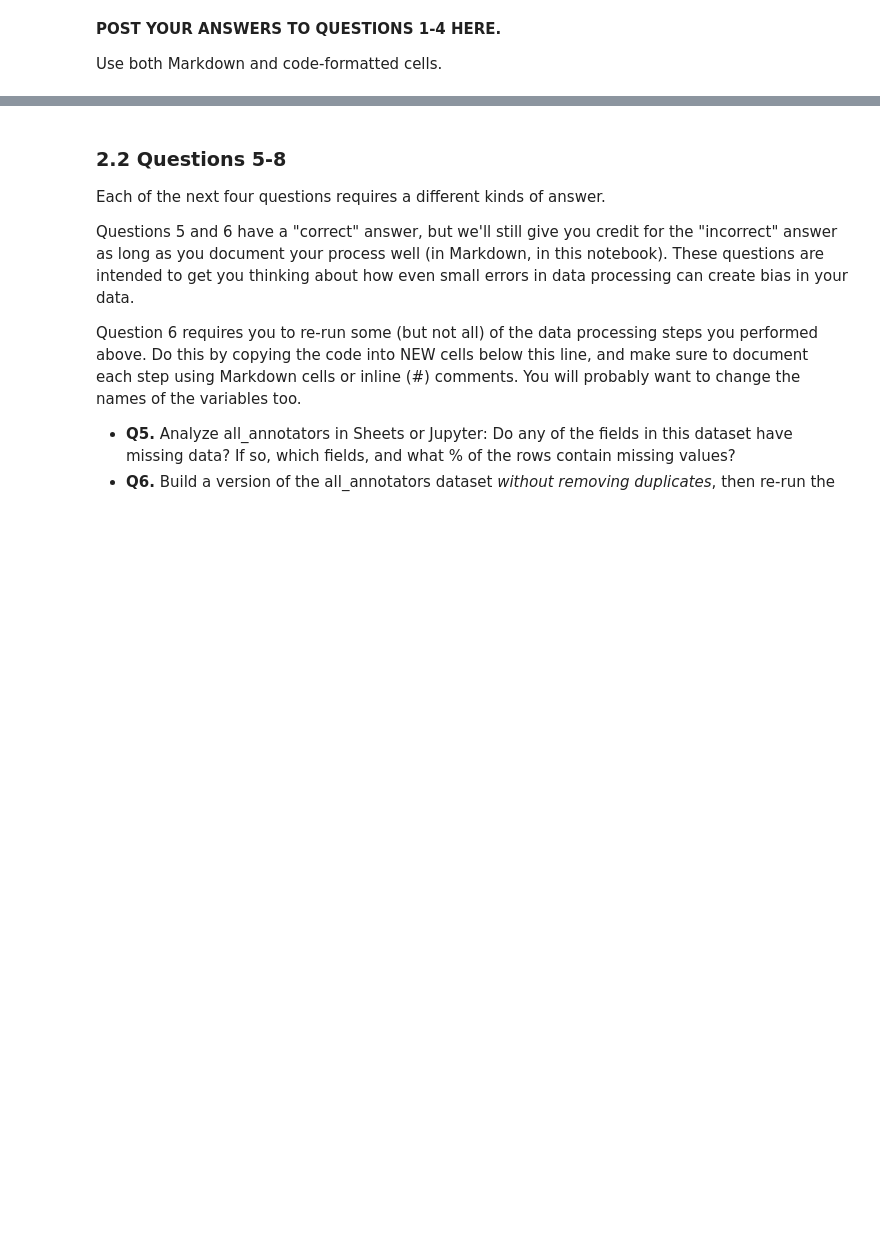
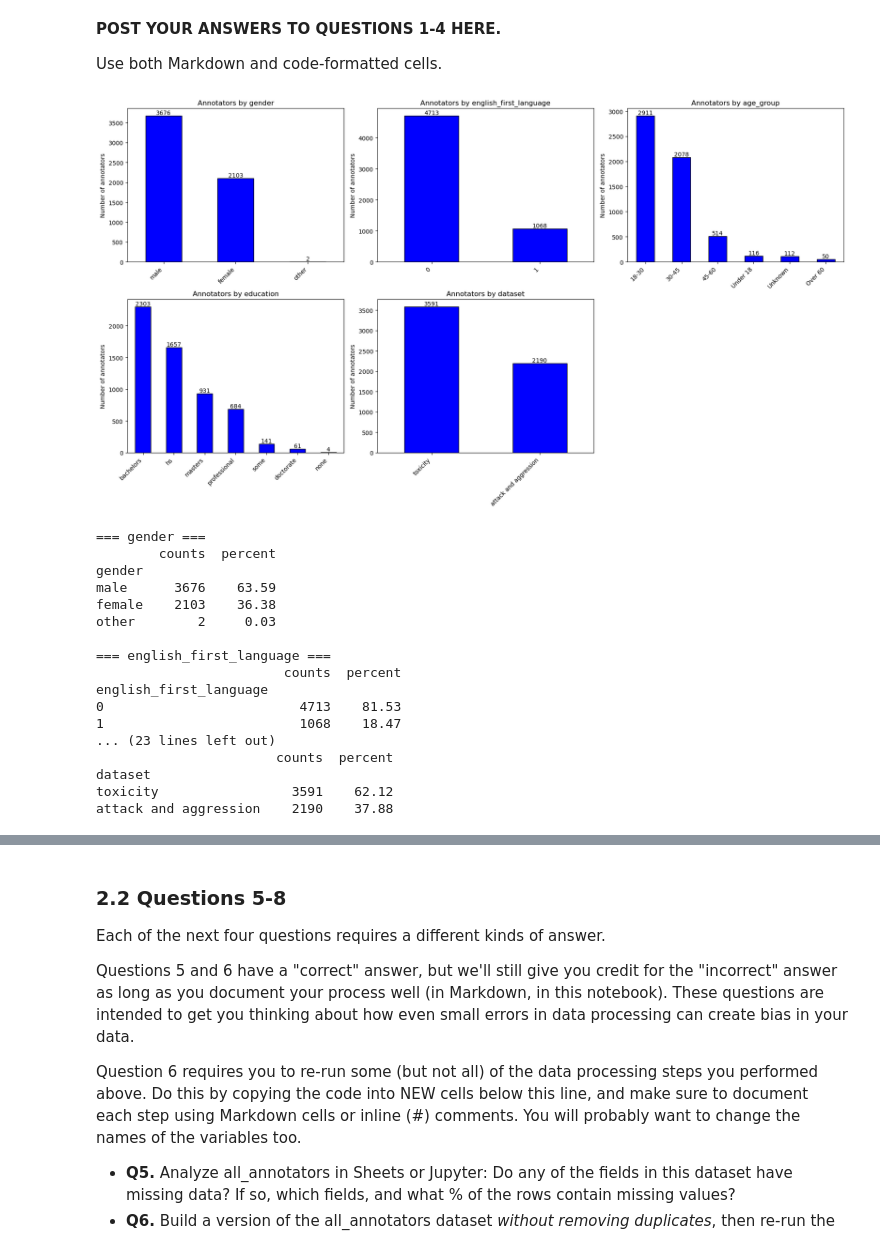
Before and after one commit to mashley04/hcde-410, a Jupyter notebook: A2/hcde410-a2.ipynb, the cells around one changed output, grey strips where cells are left out. Cells and saved outputs as stored; diff of their text form; code cells hidden in the pictures; blank space fills up the shorter version.

```diff
--- a/A2/hcde410-a2.ipynb
+++ b/A2/hcde410-a2.ipynb
@@ -423,0 +420,61 @@ Use both Markdown and code-formatted cells.
+# %%
+#[Here's a starter code cell for Q1-Q4]
+
+#Creating bar charts to identify each category
+import pandas as pd
+import matplotlib.pyplot as plt
+
+df = pd.DataFrame(all_annotators)
+
+categories = ['gender','english_first_language','age_group','education','dataset']
+
+#if there are data missing it is replaced with 'Unknown'
+df[categories]= df[categories].replace('','Unknown').fillna('Unknown')
+
+fig,axes = plt.subplots(2,3, figsize=(18,10))
+axes = axes.flatten()
+
+for ax, col in zip(axes, categories):
+    counts = df[col].value_counts()
+    counts.plot(kind='bar', ax=ax, color='blue', edgecolor='black')
+    ax.bar_label(ax.containers[0])
+    ax.set_title(f"Annotators by {col}")
+    ax.set_xlabel("")
+    ax.set_ylabel("Number of annotators")
+    ax.tick_params(axis='x', rotation=45)
+    for label in ax.get_xticklabels():
+        label.set_ha('right')
+
+axes[-1].axis('off')
+plt.tight_layout()
+plt.show()
+
+
+#Creating table to find percentage and count of answer for each category.
+
+for col in categories:
+    counts = df[col].value_counts()
+    table = pd.DataFrame({
+        'counts': counts,
+        'percent': (counts / len(df) * 100)}).round(2)
+    print(f"\n=== {col} ===")
+    print(table)
+# %% [output]
+[figure, added]
+=== gender ===
+        counts  percent
+gender
+male      3676    63.59
+female    2103    36.38
+other        2     0.03
+
+=== english_first_language ===
+                        counts  percent
+english_first_language
+0                         4713    81.53
+1                         1068    18.47
+... (23 lines left out)
+                       counts  percent
+dataset
+toxicity                 3591    62.12
+attack and aggression    2190    37.88
```
Also changed, not shown: parts of 16 cells of this notebook, 1 other file.
